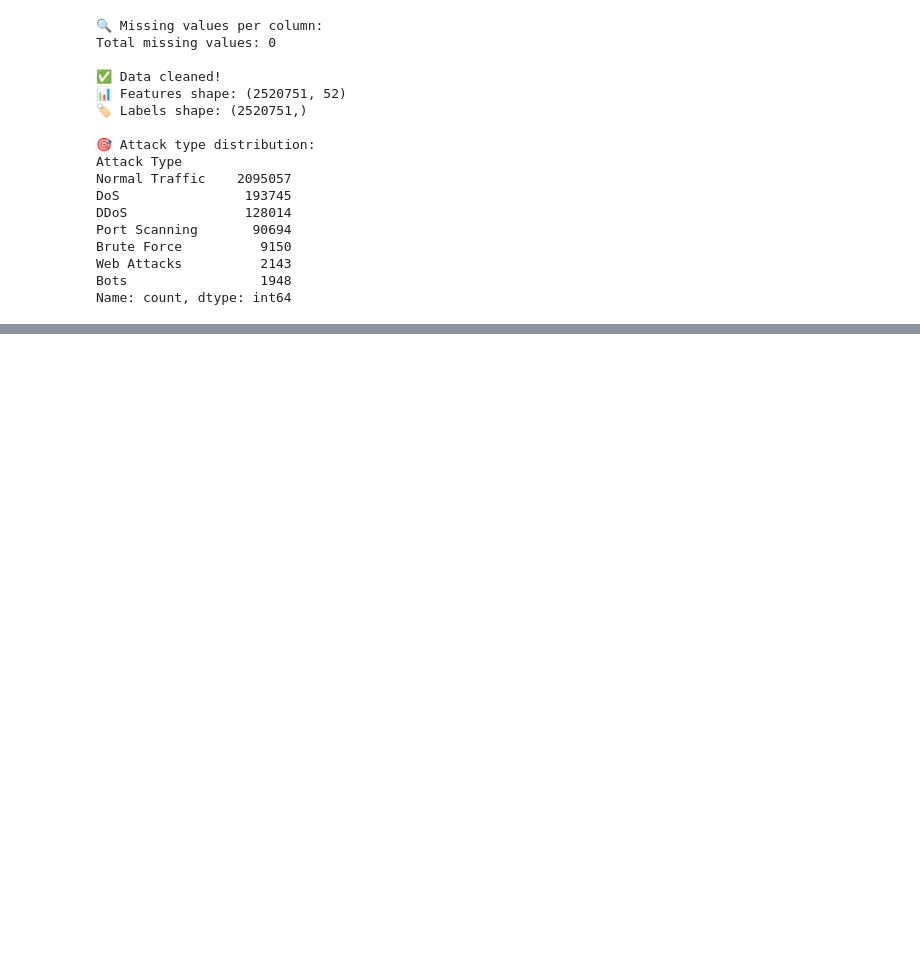
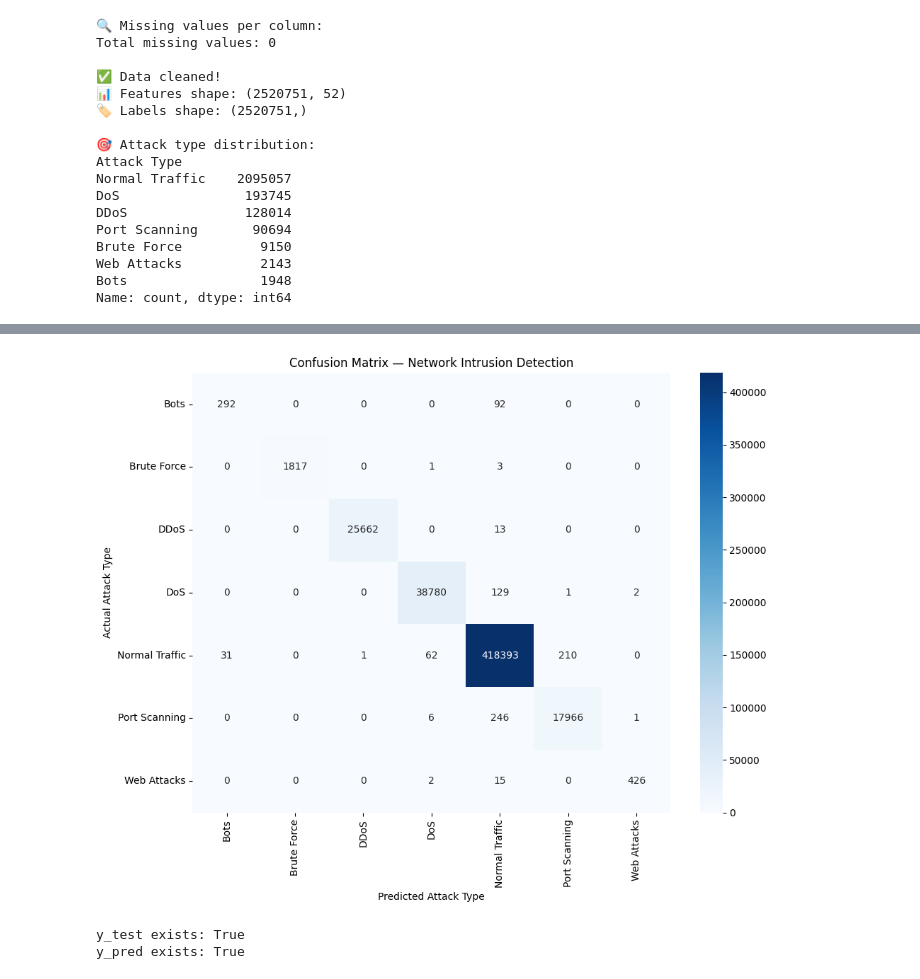
Before and after one commit to axnimesh/network-intrusion-detector, a Jupyter notebook: cicids_project.ipynb, the cells around one changed output, grey strips where cells are left out. Drawn from its saved outputs; the diff is of its cells as text; code cells hidden in the pictures; blank space fills up the shorter version.

```diff
--- a/cicids_project.ipynb
+++ b/cicids_project.ipynb
@@ -16,7 +16,7 @@ print("✅ All libraries loaded successfully!")
 ✅ All libraries loaded successfully!
 # %%
 # Cell 2 — Load the dataset and find label column
-df = pd.read_csv('data/cicids2017_cleaned.csv')
+df = pd.read_csv('cicids2017_cleaned.csv')
 
 # Fix column name spaces
 df.columns = df.columns.str.strip()
@@ -161,21 +182,35 @@ print(classification_report(y_test, y_pred))
 # %%
-# Cell 7 — Confusion Matrix Visualization
+import os
+import matplotlib.pyplot as plt
+import seaborn as sns
+from sklearn.metrics import confusion_matrix
+
+os.makedirs('output', exist_ok=True)
+
 plt.figure(figsize=(10, 8))
+
 cm = confusion_matrix(y_test, y_pred)
+
 sns.heatmap(cm,
             annot=True,
             fmt='d',
             cmap='Blues',
             xticklabels=model.classes_,
             yticklabels=model.classes_)
-plt.title('Confusion Matrix — Network Intrusion Detection', fontsize=14)
+
+plt.title('Confusion Matrix — Network Intrusion Detection')
 plt.ylabel('Actual Attack Type')
 plt.xlabel('Predicted Attack Type')
-plt.xticks(rotation=45, ha='right')
+
 plt.tight_layout()
-plt.savefig('output/confusion_matrix.png', dpi=150)
+plt.savefig('output/confusion_matrix.png')
 plt.show()
-print("✅ Saved to output/confusion_matrix.png")
+print('y_test exists:', 'y_test' in globals())
+print('y_pred exists:', 'y_pred' in globals())
+# %% [output]
+[figure, added]
+y_test exists: True
+y_pred exists: True
 # %%
 # Cell 8 — Attack Distribution Chart
 plt.figure(figsize=(10, 5))
```
Also changed, not shown: parts of 5 cells of this notebook, 3 other files.
